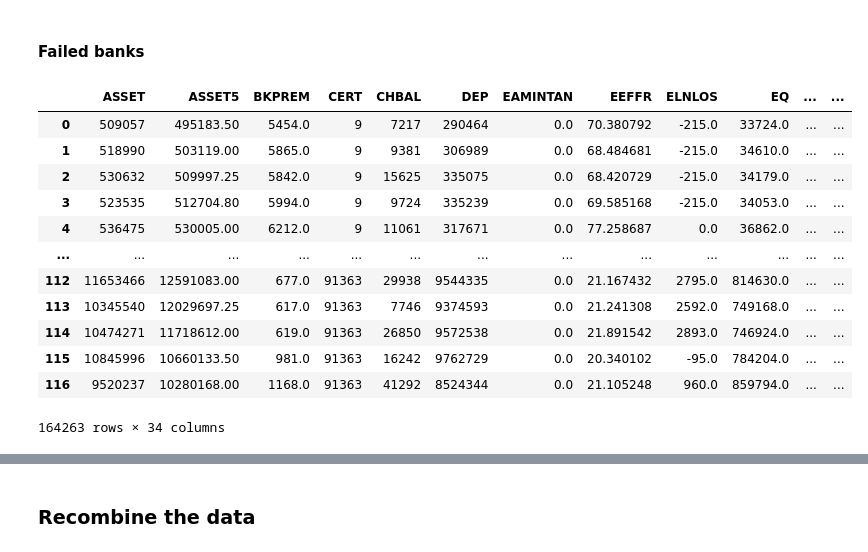
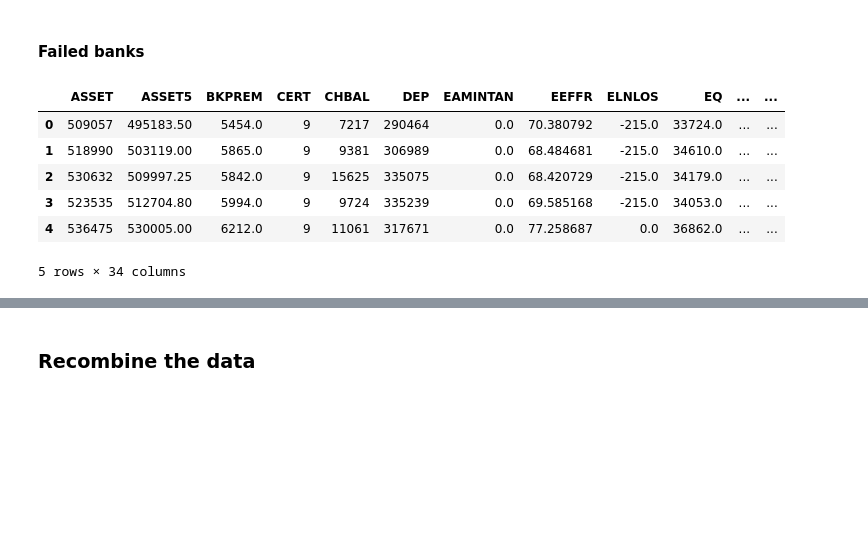
Before and after one commit to joeyio/bank-sentinel, a Jupyter notebook: extract.ipynb, the cells around one changed output, grey strips where cells are left out. Saved outputs shown, nothing was run; the diff lists cells and outputs as text; code cells hidden in the pictures; blank space fills up the shorter version.

```diff
--- a/extract.ipynb
+++ b/extract.ipynb
@@ -203,21 +221,15 @@ for i in range(n_bins):
 # concatenate all into one dataframe
 failedfinancials = pd.concat(failedfinancialslist)
 # %%
-failedfinancials
+failedfinancials.head()
 # %% [output]
 |  | ASSET | ASSET5 | BKPREM | CERT | CHBAL | DEP | EAMINTAN | EEFFR | ELNLOS | EQ | ... | ... |
 | 0 | 509057 | 495183.50 | 5454.0 | 9 | 7217 | 290464 | 0.0 | 70.380792 | -215.0 | 33724.0 | ... | ... |
 | 1 | 518990 | 503119.00 | 5865.0 | 9 | 9381 | 306989 | 0.0 | 68.484681 | -215.0 | 34610.0 | ... | ... |
 | 2 | 530632 | 509997.25 | 5842.0 | 9 | 15625 | 335075 | 0.0 | 68.420729 | -215.0 | 34179.0 | ... | ... |
 | 3 | 523535 | 512704.80 | 5994.0 | 9 | 9724 | 335239 | 0.0 | 69.585168 | -215.0 | 34053.0 | ... | ... |
 | 4 | 536475 | 530005.00 | 6212.0 | 9 | 11061 | 317671 | 0.0 | 77.258687 | 0.0 | 36862.0 | ... | ... |
-| ... | ... | ... | ... | ... | ... | ... | ... | ... | ... | ... | ... | ... |
-| 112 | 11653466 | 12591083.00 | 677.0 | 91363 | 29938 | 9544335 | 0.0 | 21.167432 | 2795.0 | 814630.0 | ... | ... |
-| 113 | 10345540 | 12029697.25 | 617.0 | 91363 | 7746 | 9374593 | 0.0 | 21.241308 | 2592.0 | 749168.0 | ... | ... |
-| 114 | 10474271 | 11718612.00 | 619.0 | 91363 | 26850 | 9572538 | 0.0 | 21.891542 | 2893.0 | 746924.0 | ... | ... |
-| 115 | 10845996 | 10660133.50 | 981.0 | 91363 | 16242 | 9762729 | 0.0 | 20.340102 | -95.0 | 784204.0 | ... | ... |
-| 116 | 9520237 | 10280168.00 | 1168.0 | 91363 | 41292 | 8524344 | 0.0 | 21.105248 | 960.0 | 859794.0 | ... | ... |
-164263 rows × 34 columns
+5 rows × 34 columns
 # %%
 # join bank data with financials
 faileddata = failedbanks.merge(failedfinancials, left_on = ['CERT', 'targetdate'], right_on = ['CERT', 'RISDATE'], how = 'left', suffixes=['_b', '_f'])
```
Also changed, not shown: parts of 18 cells of this notebook.
